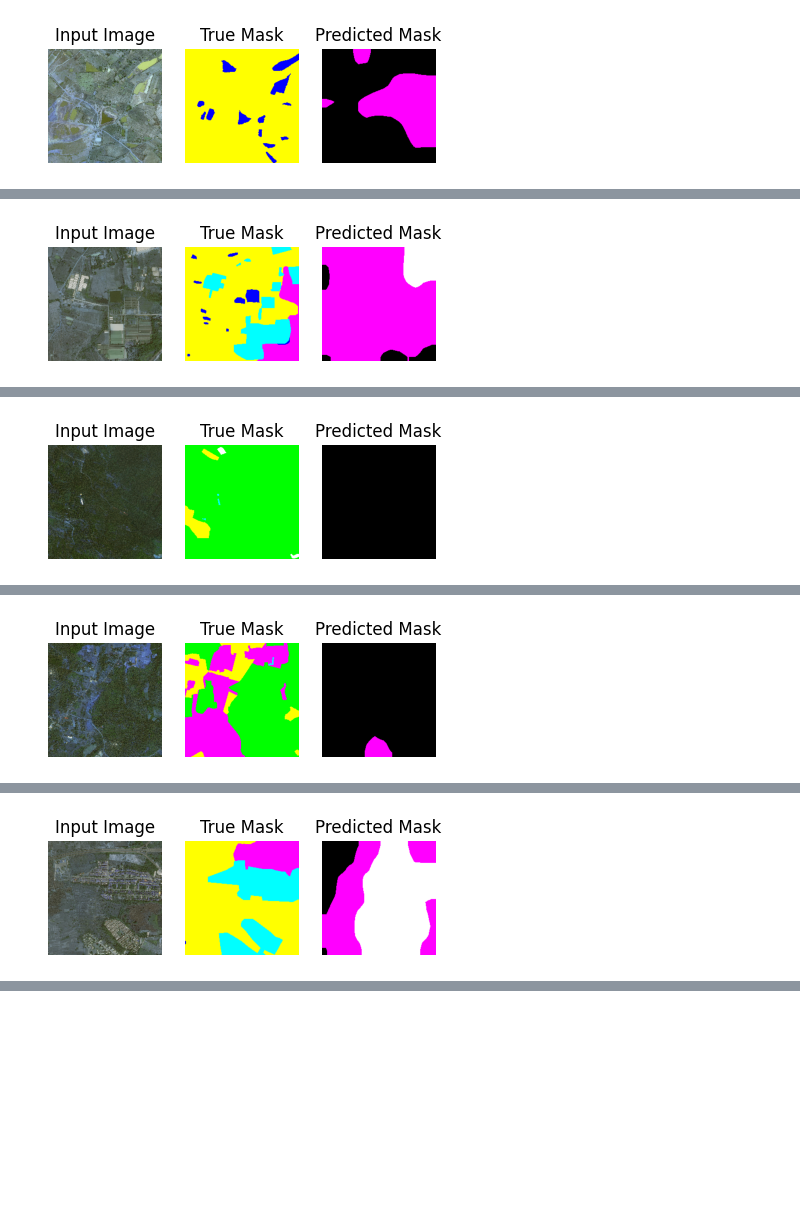
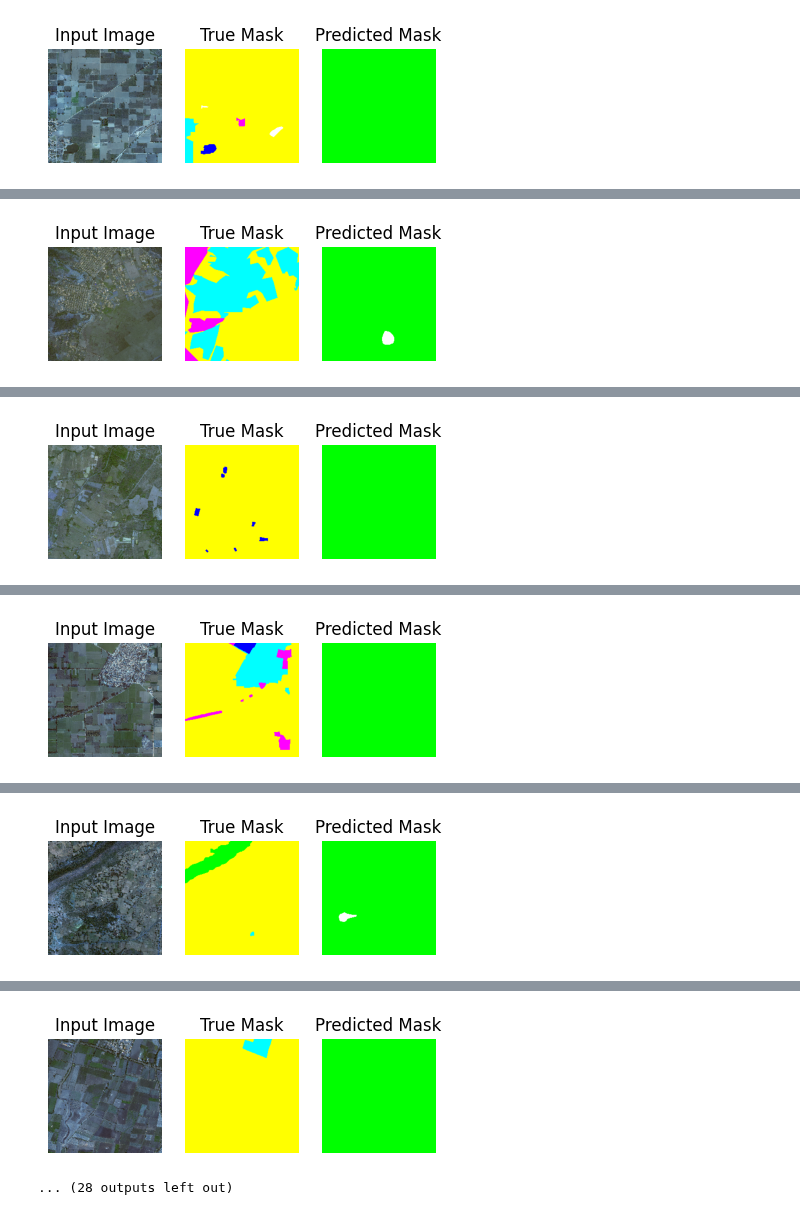
Before and after one commit to rondo-lehner/CM3070_Final_project, a Jupyter notebook: notebooks/m2_04_check_fcn16.ipynb, the cells around one changed output, grey strips where cells are left out. Drawn from its saved outputs; the diff is of its cells as text; code cells hidden in the pictures; blank space fills up the shorter version.

```diff
--- a/notebooks/m2_04_check_fcn16.ipynb
+++ b/notebooks/m2_04_check_fcn16.ipynb
@@ -16,7 +16,8 @@ SPLIT_TRAIN = '750:800'
 SPLIT_VALID = '10:20'
 SPLIT_TEST = '750:800'
 
-CHECKPOINT_DIR = os.path.join(os.getcwd(),'..', 'models', 'ckpt', 'fcn_32s')
+CHECKPOINT_DIR_32 = os.path.join(os.getcwd(),'..', 'models', 'ckpt', 'fcn_32s')
+CHECKPOINT_DIR_16 = os.path.join(os.getcwd(),'..', 'models', 'ckpt', 'fcn_16s')
 # %%
 (train, valid, test) = fcn_pipeline.getFCNPipeline(
     SPLIT_TRAIN,
@@ -41,4 +42,8 @@ latest = tf.train.latest_checkpoint(CHECKPOINT_DIR)
 fcn_16s = fcn.get_fcn_16s(latest)
+# %%
+path = os.path.join(CHECKPOINT_DIR_16, '342_val_loss:_0.9029872417449951.h5')
+
+fcn_16s.load_weights(path, by_name=True)
 # %%
 fcn_16s.summary()
 # %% [output]
@@ -59,3 +64,6 @@ Total params: 134292870 (512.29 MB)
 Trainable params: 119578182 (456.15 MB)
 Non-trainable params: 14714688 (56.13 MB)
 __________________________________________________________________________________________________
+# %%
+fcn_8s = fcn.get_fcn_8s(path)
+fcn_8s.summary()
@@ -90,8 +116,8 @@ def one_hot_to_rgb(one_hot_map):
 
     return tf.cast(reconstructed_image, dtype=tf.uint8)
 # %%
-for i, m in train.skip(0).take(5):
-    y = fcn_16s.predict(i)
+for i, m in train.skip(0).take(20):
+    y = fcn_8s.predict(i)
     y_one_hot = tf.one_hot(tf.argmax(y, axis = 3), depth = 7)
     mask_gt = one_hot_to_rgb(m)
     mask_pred = one_hot_to_rgb(y_one_hot)
@@ -101,2 +127,2 @@ for i, m in train.skip(0).take(5):
 3
-[figure, old version]
+[figure, new version]
@@ -104,2 +130,2 @@ for i, m in train.skip(0).take(5):
 3
-[figure, old version]
+[figure, new version]
@@ -107,2 +133,2 @@ for i, m in train.skip(0).take(5):
 3
-[figure, old version]
+[figure, new version]
@@ -110,2 +136,2 @@ for i, m in train.skip(0).take(5):
 3
-[figure, old version]
+[figure, new version]
@@ -113,2 +139,2 @@ for i, m in train.skip(0).take(5):
 3
-[figure, old version]
+[figure, new version]
@@ -114,0 +143,2 @@ for i, m in train.skip(0).take(5):
+[figure, added]
+... (28 outputs left out)
```
Also changed, not shown: parts of 5 cells of this notebook, 1 other file.
